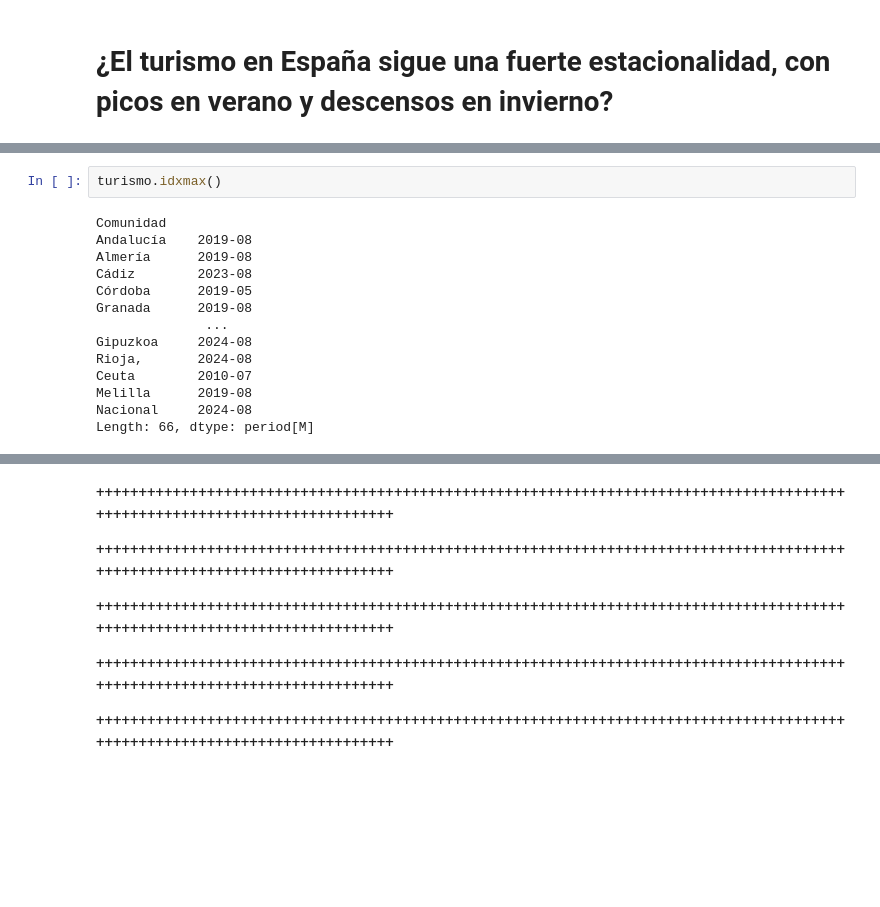
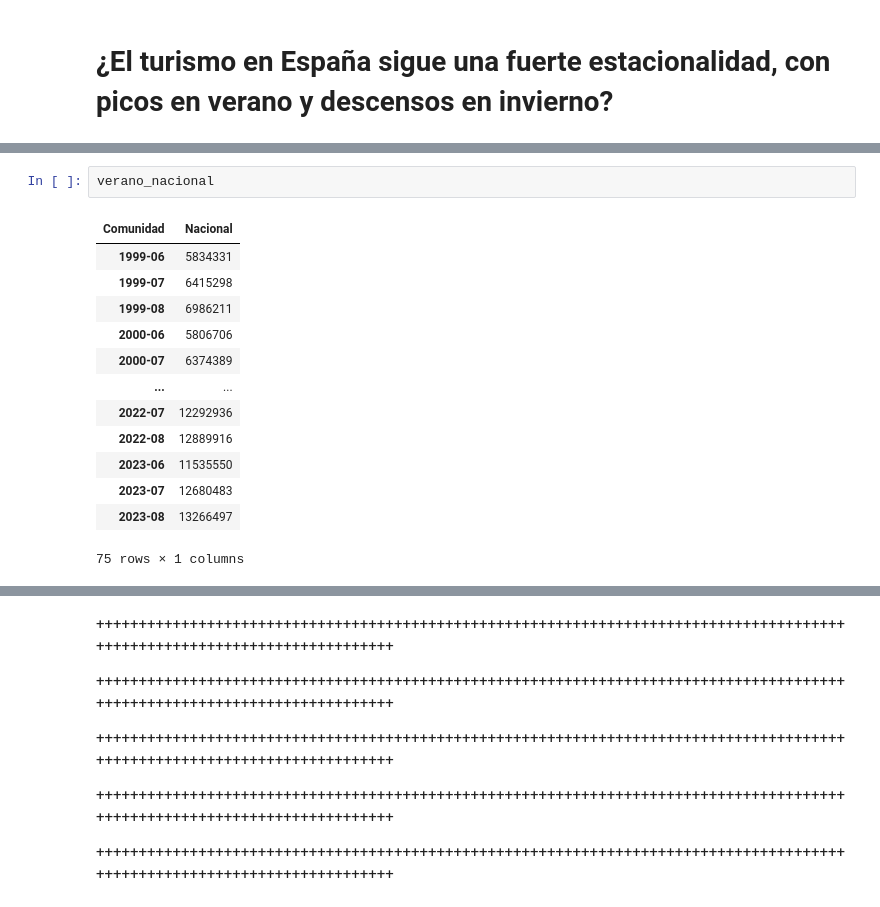
Before and after one commit to Cristianvas198/EDA_Turismo, a Jupyter notebook: src/Notebook.ipynb, the cells around one changed output, grey strips where cells are left out. Saved outputs shown, nothing was run; the diff lists cells and outputs as text; blank space fills up the shorter version.

```diff
--- a/src/Notebook.ipynb
+++ b/src/Notebook.ipynb
@@ -110,19 +111,19 @@ invierno_nacional = estacion(turismo, año=(2020, 2023), comunidades=total_nacio
 
 año1999=estacion(turismo, año=(1999, 1999), comunidades=total_nacional, temporadas=("primavera","verano", "otoño", "invierno")) #España completa
 año2024=estacion(turismo, año=(2024, 2024), comunidades=total_nacional, temporadas=("primavera","verano", "otoño", "invierno")) #España completa
-# %%
-turismo.idxmax()
-# %% [output]
-Comunidad
-Andalucía    2019-08
-Almería      2019-08
-Cádiz        2023-08
-Córdoba      2019-05
-Granada      2019-08
-              ...
-Gipuzkoa     2024-08
-Rioja,       2024-08
-Ceuta        2010-07
-Melilla      2019-08
-Nacional     2024-08
-Length: 66, dtype: period[M]
+# %%
+verano_nacional
+# %% [output]
+| Comunidad | Nacional |
+| 1999-06 | 5834331 |
+| 1999-07 | 6415298 |
+| 1999-08 | 6986211 |
+| 2000-06 | 5806706 |
+| 2000-07 | 6374389 |
+| ... | ... |
+| 2022-07 | 12292936 |
+| 2022-08 | 12889916 |
+| 2023-06 | 11535550 |
+| 2023-07 | 12680483 |
+| 2023-08 | 13266497 |
+75 rows × 1 columns
```
Also changed, not shown: parts of 9 cells of this notebook, 6 other files.
